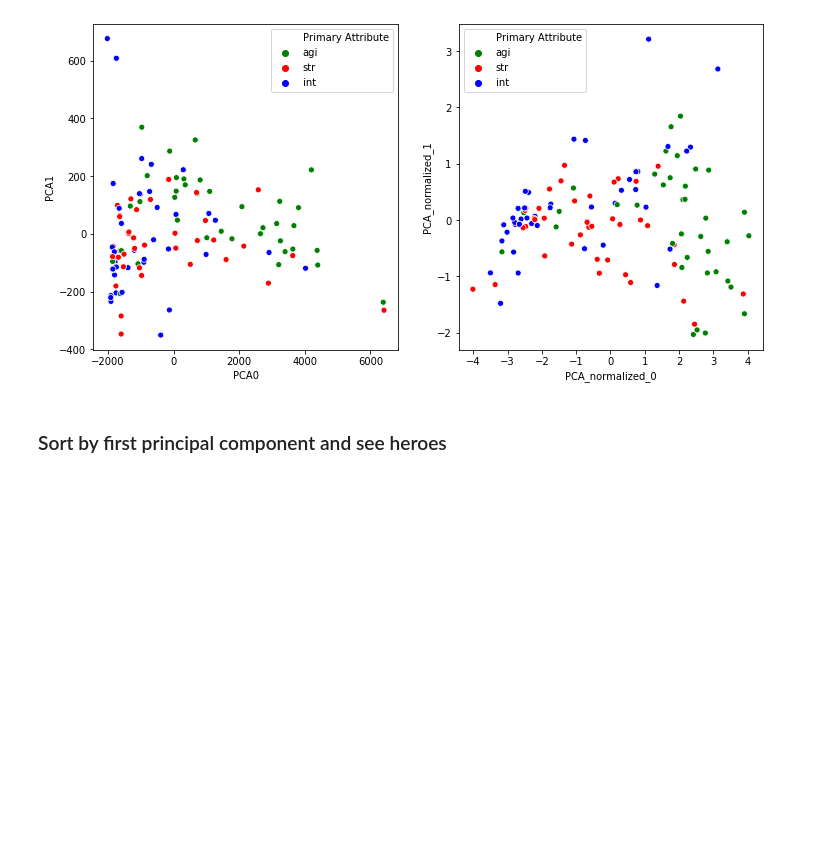
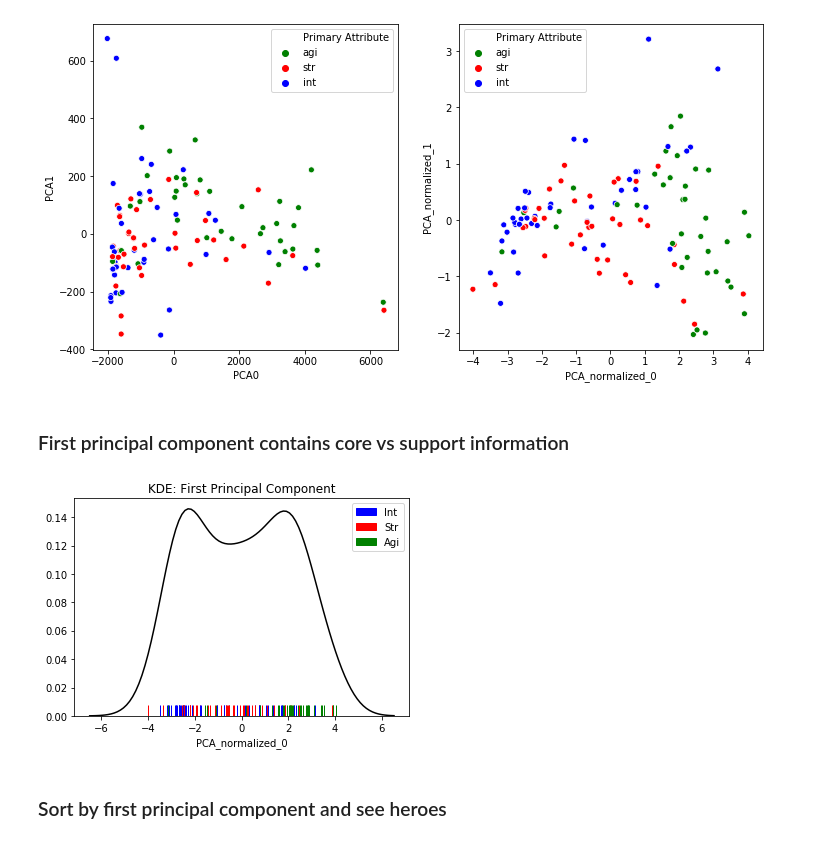
Before and after one commit to loftusa/Dota-Stats, a Jupyter notebook: data_cleaning.ipynb, the cells around one changed output. Saved outputs shown, nothing was run; the diff lists cells and outputs as text; code cells hidden in the pictures; blank space fills up the shorter version.

Commit message:
kde on first principle component

```diff
--- a/data_cleaning.ipynb
+++ b/data_cleaning.ipynb
@@ -223,6 +223,30 @@ sns.scatterplot(x="PCA_normalized_0", y="PCA_normalized_1", hue="Primary Attribu
 # %% [output]
 <matplotlib.axes._subplots.AxesSubplot at 0x...>
 [figure]
+# %% [markdown]
+### First principal component contains core vs support information
+# %%
+# color code by primary attribute
+import matplotlib.patches as mpatches
+
+colormap = {"agi": "green", "str": "red", "int": "blue"}
+colors = list(pca_df["Primary Attribute"].map(colormap))
+
+# kernel density estimation
+sns.distplot(pca_df["PCA_normalized_0"], hist=False, rug=True,
+             rug_kws={"color": colors}, kde_kws={"color": "k"})
+plt.title("KDE: First Principal Component");
+
+
+# Make legend
+intleg = mpatches.Patch(color='blue', label='Int')
+strleg = mpatches.Patch(color='red', label='Str')
+agileg = mpatches.Patch(color='green', label='Agi')
+plt.legend(handles=[intlegend, strleg, agileg]);
+
+plt.savefig("first_component.png", bbox_inches="tight")
+# %% [output]
+[figure, added]
 # %% [markdown]
 ### Sort by first principal component and see heroes
 # %%
```
Also changed, not shown: parts of 11 cells of this notebook, 1 other file.
